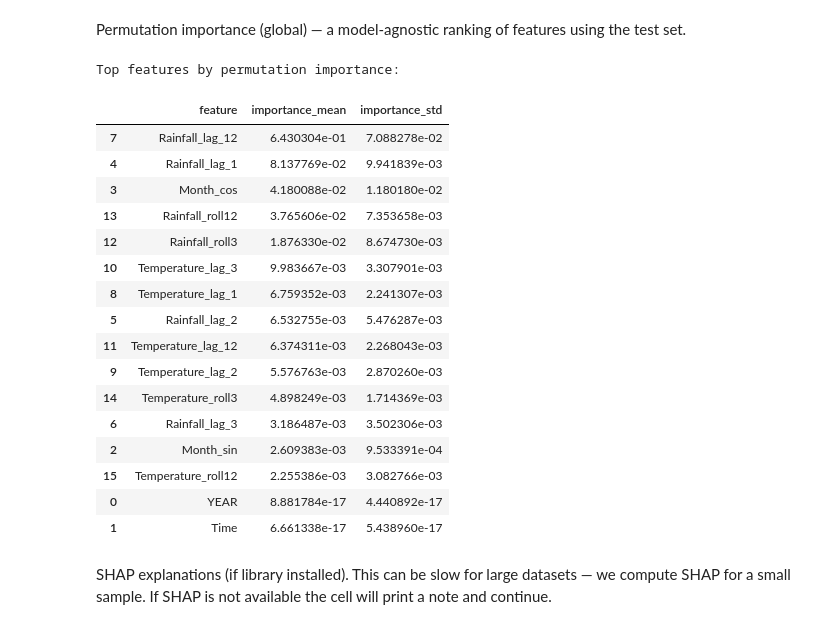
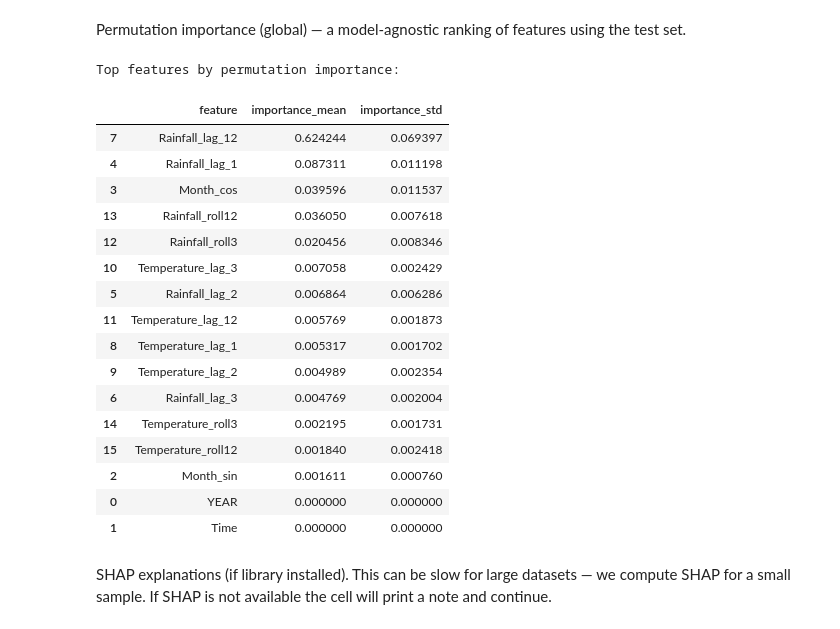
Before and after one commit to Mohamedmxz/MIT-ELO2-, a Jupyter notebook: 4_data_analysis/5_diagnostics_and_interpretability.ipynb, the cells around one changed output. Saved outputs shown, nothing was run; the diff lists cells and outputs as text; code cells hidden in the pictures.

```diff
--- a/4_data_analysis/5_diagnostics_and_interpretability.ipynb
+++ b/4_data_analysis/5_diagnostics_and_interpretability.ipynb
@@ -13,7 +15,6 @@ Notes:
 # Imports & paths
 import os
 import json
-import joblib
 import numpy as np
 import pandas as pd
 import matplotlib.pyplot as plt
@@ -27,17 +28,25 @@ sns.set()
 fe_path = os.path.join('..','4_data_analysis','model_datasets','model_ready_dataset_fe.csv')
 params_path = os.path.join('..','4_data_analysis','model_datasets','best_params.json')
 out_dir = os.path.join('..','4_data_analysis','model_datasets')
+fig_dir = os.path.join('..','4_data_analysis','Figures','model_diagnostics')
 os.makedirs(out_dir, exist_ok=True)
+os.makedirs(fig_dir, exist_ok=True)
 
 if not os.path.exists(fe_path):
-    raise FileNotFoundError(f'FE dataset not found at {fe_path}. Run Notebook 3 first.')
+    raise FileNotFoundError(f'FE dataset not found at {fe_path}. Run Notebook 3/4 first.')
 df = pd.read_csv(fe_path)
 print('Loaded FE data shape:', df.shape)
 
 best_params = {}
 if os.path.exists(params_path):
-    with open(params_path) as f:
-        best_params = json.load(f)
+    try:
+        with open(params_path) as f:
+            best_params = json.load(f)
+    except Exception as e:
+        print('Could not load best_params.json:', e)
+        best_params = {}
+else:
+    print('best_params.json not found; falling back to defaults')
 
 print('Loaded best params keys:', list(best_params.keys()))
 # %% [output]
@@ -81,7 +70,7 @@ West       408
 dtype: int64
 # %%
 # Train/test split: last N months per region (same as Notebook 3)
-def train_test_time_split(df, group_col='REGION', time_col='Time', test_periods=24):
+def train_test_time_split(df, group_col='REGION', time_col='Time', test_periods=30):
     train_parts, test_parts = [], []
     for name, g in df.groupby(group_col):
         g_sorted = g.sort_values(time_col).reset_index(drop=True)
@@ -101,22 +90,24 @@ Select model + features and target variant to analyze.
 We'll default to RandomForest with saved best params if available, otherwise train a small RF with defaults as a fallback.
 # %%
 target = 'Rainfall'
-features = [c for c in df.columns if c not in ['REGION','YEAR','Month','Month_Num','Rainfall','Temperature','Time']]
+# build feature list: keep time/month features and engineered lags/rolls
+exclude = ['REGION','YEAR','Month','Month_Num','Rainfall','Temperature','Time']
+features = [c for c in df.columns if c not in exclude]
 features = ['YEAR','Time','Month_sin','Month_cos'] + [c for c in features if ('lag' in c or '_roll' in c)]
 features = [c for c in features if c in train_df.columns]
 print('Number of features used:', len(features))
 
 # choose params
-rf_params = best_params.get('rf_raw') or best_params.get('rf_log1p') or {'n_estimators':200, 'max_depth':10}
+rf_params = best_params.get('rf_raw') or best_params.get('rf_log1p') or {'n_estimators':200, 'max_depth':10, 'max_features':0.5}
 print('RF params used:', rf_params)
 
-# train RF on training set
+# train RF on training set (safe defaults if keys missing)
 X_tr = train_df[features]
 y_tr = train_df[target]
 X_te = test_df[features]
 y_te = test_df[target]
 
-rf = RandomForestRegressor(n_jobs=-1, **{k:v for k,v in rf_params.items() if k in ['n_estimators','max_depth','max_features']})
+rf = RandomForestRegressor(n_jobs=-1, random_state=42, **{k:v for k,v in rf_params.items() if k in ['n_estimators','max_depth','max_features']})
 rf.fit(X_tr, y_tr)
 pred = rf.predict(X_te)
 # Postprocess (clip negatives) — rainfall cannot be negative
@@ -176,29 +177,29 @@ Permutation importance (global) — a model-agnostic ranking of features using t
 # %%
 perm = permutation_importance(rf, X_te, y_te, n_repeats=10, random_state=42, n_jobs=-1)
 imp_df = pd.DataFrame({'feature': X_te.columns, 'importance_mean': perm.importances_mean, 'importance_std': perm.importances_std})
 imp_df = imp_df.sort_values('importance_mean', ascending=False)
 imp_df.to_csv(os.path.join(out_dir, 'permutation_importance.csv'), index=False)
 print('Top features by permutation importance:')
-display(imp_df.head(30))
+imp_df.head(30)
 # %% [output]
 Top features by permutation importance:
 |  | feature | importance_mean | importance_std |
-| 7 | Rainfall_lag_12 | 6.430304e-01 | 7.088278e-02 |
-| 4 | Rainfall_lag_1 | 8.137769e-02 | 9.941839e-03 |
-| 3 | Month_cos | 4.180088e-02 | 1.180180e-02 |
-| 13 | Rainfall_roll12 | 3.765606e-02 | 7.353658e-03 |
-| 12 | Rainfall_roll3 | 1.876330e-02 | 8.674730e-03 |
-| 10 | Temperature_lag_3 | 9.983667e-03 | 3.307901e-03 |
-| 8 | Temperature_lag_1 | 6.759352e-03 | 2.241307e-03 |
-| 5 | Rainfall_lag_2 | 6.532755e-03 | 5.476287e-03 |
-| 11 | Temperature_lag_12 | 6.374311e-03 | 2.268043e-03 |
-| 9 | Temperature_lag_2 | 5.576763e-03 | 2.870260e-03 |
-| 14 | Temperature_roll3 | 4.898249e-03 | 1.714369e-03 |
-| 6 | Rainfall_lag_3 | 3.186487e-03 | 3.502306e-03 |
-| 2 | Month_sin | 2.609383e-03 | 9.533391e-04 |
-| 15 | Temperature_roll12 | 2.255386e-03 | 3.082766e-03 |
-| 0 | YEAR | 8.881784e-17 | 4.440892e-17 |
-| 1 | Time | 6.661338e-17 | 5.438960e-17 |
+| 7 | Rainfall_lag_12 | 0.624244 | 0.069397 |
+| 4 | Rainfall_lag_1 | 0.087311 | 0.011198 |
+| 3 | Month_cos | 0.039596 | 0.011537 |
+| 13 | Rainfall_roll12 | 0.036050 | 0.007618 |
+| 12 | Rainfall_roll3 | 0.020456 | 0.008346 |
+| 10 | Temperature_lag_3 | 0.007058 | 0.002429 |
+| 5 | Rainfall_lag_2 | 0.006864 | 0.006286 |
+| 11 | Temperature_lag_12 | 0.005769 | 0.001873 |
+| 8 | Temperature_lag_1 | 0.005317 | 0.001702 |
+| 9 | Temperature_lag_2 | 0.004989 | 0.002354 |
+| 6 | Rainfall_lag_3 | 0.004769 | 0.002004 |
+| 14 | Temperature_roll3 | 0.002195 | 0.001731 |
+| 15 | Temperature_roll12 | 0.001840 | 0.002418 |
+| 2 | Month_sin | 0.001611 | 0.000760 |
+| 0 | YEAR | 0.000000 | 0.000000 |
+| 1 | Time | 0.000000 | 0.000000 |
 # %% [markdown]
 SHAP explanations (if library installed). This can be slow for large datasets — we compute SHAP for a small sample.
 If SHAP is not available the cell will print a note and continue.
```
Also changed, not shown: parts of 8 cells of this notebook, 17 other files.
